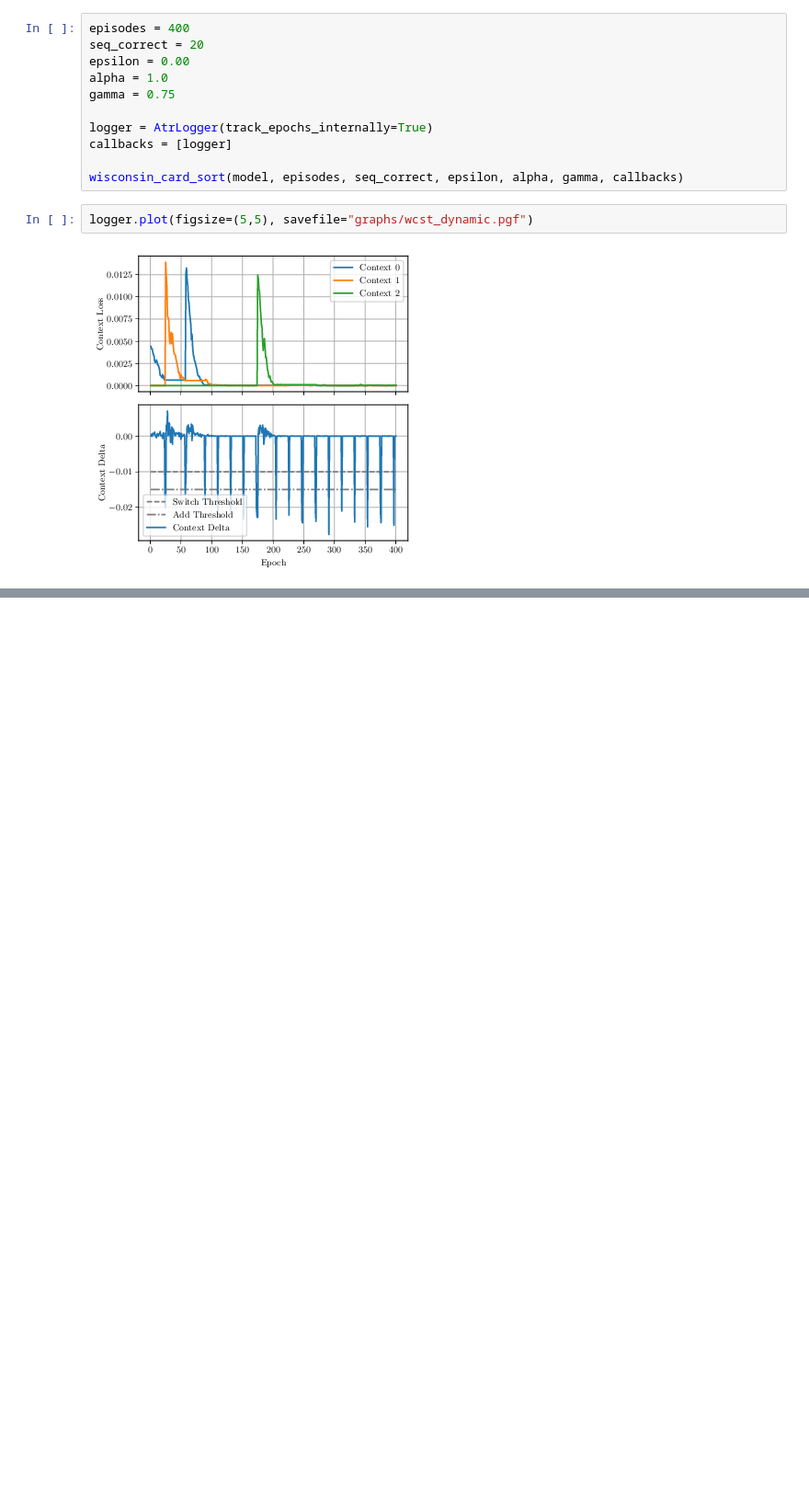
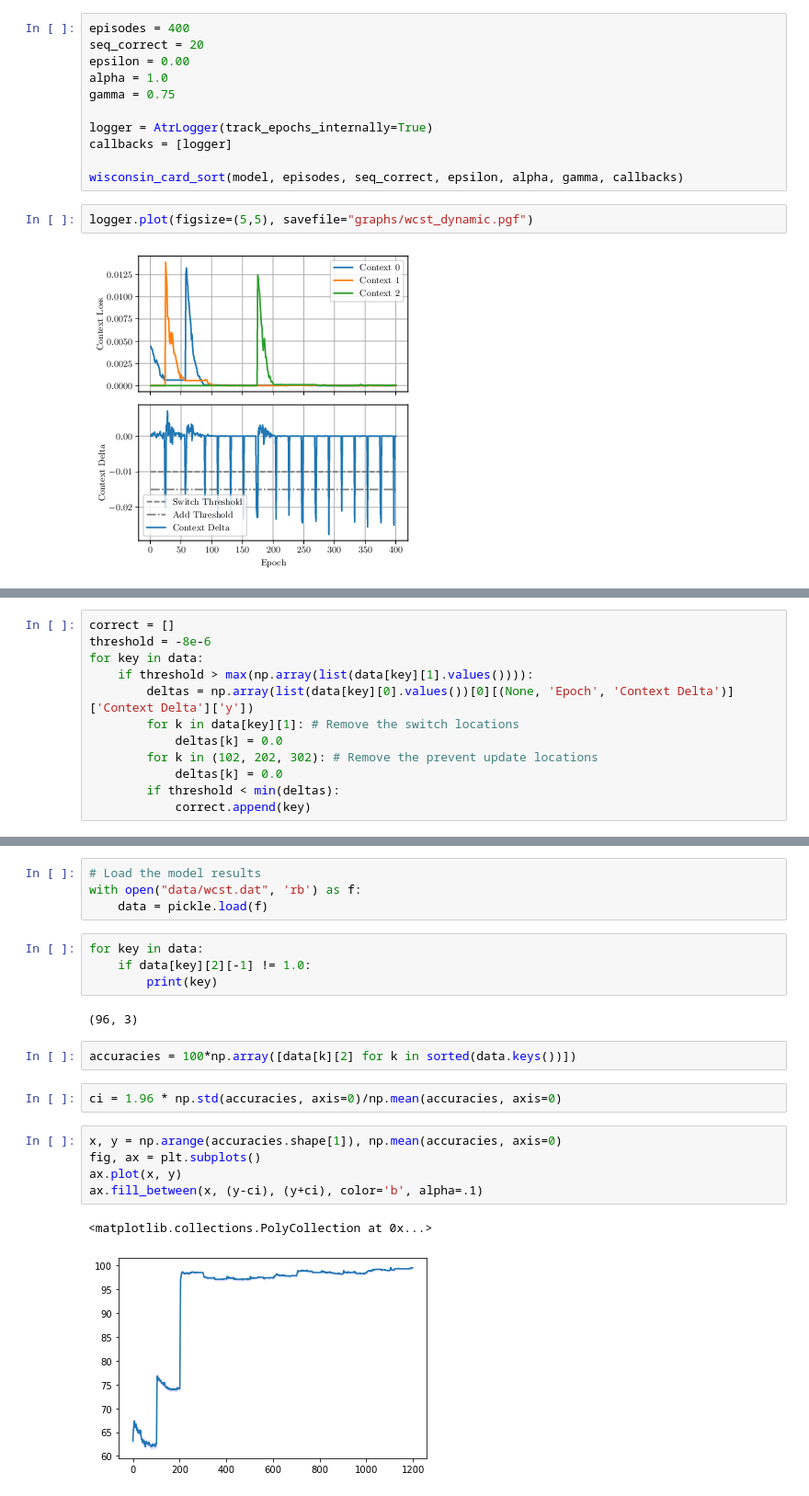
Before and after one commit to DLii-Research/context-learning, a Jupyter notebook: 3. Wisconsin Card Sort.ipynb, the cells around one changed output, grey strips where cells are left out. Shown at 92% size. Drawn from its saved outputs; the diff is of its cells as text; blank space fills up the shorter version.

```diff
--- a/3. Wisconsin Card Sort.ipynb
+++ b/3. Wisconsin Card Sort.ipynb
@@ -295,0 +346,12 @@ logger.plot(figsize=(5,5), savefile="graphs/wcst_dynamic.pgf")
+# %%
+correct = []
+threshold = -8e-6
+for key in data:
+    if threshold > max(np.array(list(data[key][1].values()))):
+        deltas = np.array(list(data[key][0].values())[0][(None, 'Epoch', 'Context Delta')]['Context Delta']['y'])
+        for k in data[key][1]: # Remove the switch locations
+            deltas[k] = 0.0
+        for k in (102, 202, 302): # Remove the prevent update locations
+            deltas[k] = 0.0
+        if threshold < min(deltas):
+            correct.append(key)
@@ -295,0 +393,22 @@ logger.plot(figsize=(5,5), savefile="graphs/wcst_dynamic.pgf")
+# %%
+# Load the model results
+with open("data/wcst.dat", 'rb') as f:
+    data = pickle.load(f)
+# %%
+for key in data:
+    if data[key][2][-1] != 1.0:
+        print(key)
+# %% [output]
+(96, 3)
+# %%
+accuracies = 100*np.array([data[k][2] for k in sorted(data.keys())])
+# %%
+ci = 1.96 * np.std(accuracies, axis=0)/np.mean(accuracies, axis=0)
+# %%
+x, y = np.arange(accuracies.shape[1]), np.mean(accuracies, axis=0)
+fig, ax = plt.subplots()
+ax.plot(x, y)
+ax.fill_between(x, (y-ci), (y+ci), color='b', alpha=.1)
+# %% [output]
+<matplotlib.collections.PolyCollection at 0x...>
+[figure, added]
```
Also changed, not shown: parts of 30 cells of this notebook, 6 other files.
